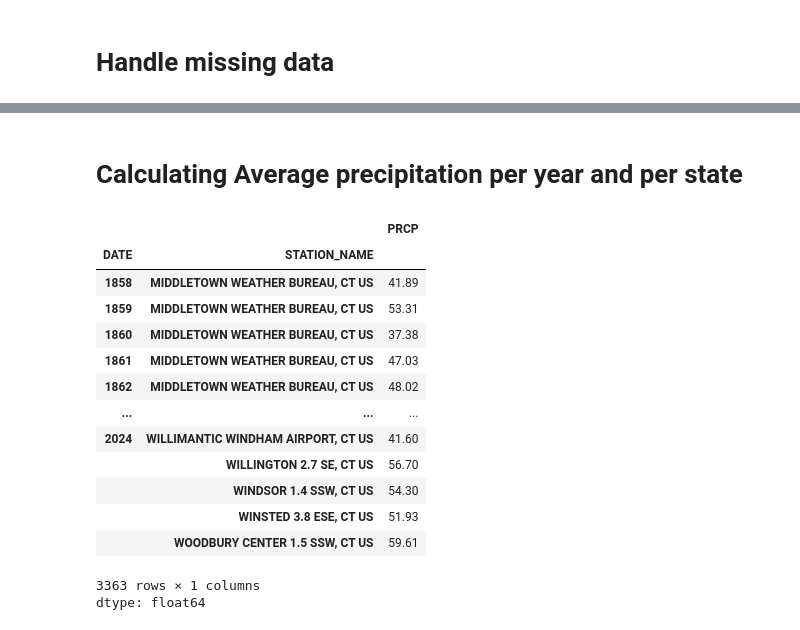
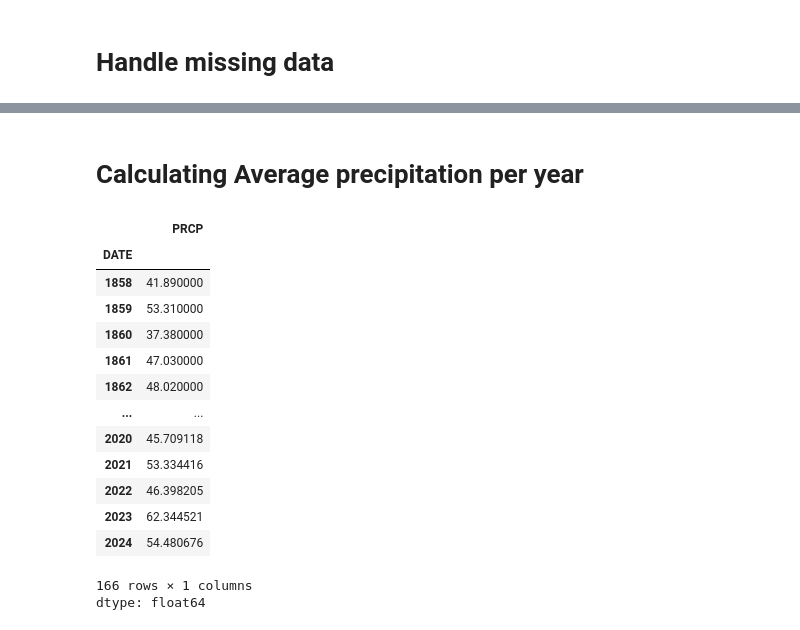
Before and after one commit to envirodatascience/final-project-insect-team, a Jupyter notebook: Precipitation_data.ipynb, the cells around one changed output, grey strips where cells are left out. Cells and saved outputs as stored; diff of their text form; code cells hidden in the pictures.

```diff
--- a/Precipitation_data.ipynb
+++ b/Precipitation_data.ipynb
@@ -5,7 +5,7 @@
 # %%
 # load the pandas package and read in the data frame
 import pandas as pd
-url = 'https://www.ncei.noaa.gov/orders/cdo/3987145.csv'
+url = 'https://www.ncei.noaa.gov/orders/cdo/3997103.csv'
 df = pd.read_csv(url)
 # %% [markdown]
 1.1 Look into the data
@@ -118,6 +116,3 @@ df[df.isna().any(axis=1)].groupby('DATE').count()
 # %%
 #drop NAs
 df.dropna(inplace=True)
-# %%
-#drop the PRCP_ATTRIBUTES column
-df.drop('PRCP_ATTRIBUTES', axis=1, inplace=True)
@@ -144,21 +123,21 @@ df.head()
 # %% [markdown]
-# Calculating Average precipitation per year and per state
+# Calculating Average precipitation per year
 # %%
-#average precipitation per year and location
-df.groupby(['DATE', 'STATION_NAME'])['PRCP'].mean()
+#average precipitation per year
+df.groupby('DATE')['PRCP'].mean()
 # %% [output]
-|  |  | PRCP |
-| DATE | STATION_NAME |  |
-| 1858 | MIDDLETOWN WEATHER BUREAU, CT US | 41.89 |
-| 1859 | MIDDLETOWN WEATHER BUREAU, CT US | 53.31 |
-| 1860 | MIDDLETOWN WEATHER BUREAU, CT US | 37.38 |
-| 1861 | MIDDLETOWN WEATHER BUREAU, CT US | 47.03 |
-| 1862 | MIDDLETOWN WEATHER BUREAU, CT US | 48.02 |
-| ... | ... | ... |
-| 2024 | WILLIMANTIC WINDHAM AIRPORT, CT US | 41.60 |
-|  | WILLINGTON 2.7 SE, CT US | 56.70 |
-|  | WINDSOR 1.4 SSW, CT US | 54.30 |
-|  | WINSTED 3.8 ESE, CT US | 51.93 |
-|  | WOODBURY CENTER 1.5 SSW, CT US | 59.61 |
+|  | PRCP |
+| DATE |  |
+| 1858 | 41.890000 |
+| 1859 | 53.310000 |
+| 1860 | 37.380000 |
+| 1861 | 47.030000 |
+| 1862 | 48.020000 |
+| ... | ... |
+| 2020 | 45.709118 |
+| 2021 | 53.334416 |
+| 2022 | 46.398205 |
+| 2023 | 62.344521 |
+| 2024 | 54.480676 |
-3363 rows × 1 columns
+166 rows × 1 columns
 dtype: float64
```
Also changed, not shown: parts of 8 cells of this notebook.
